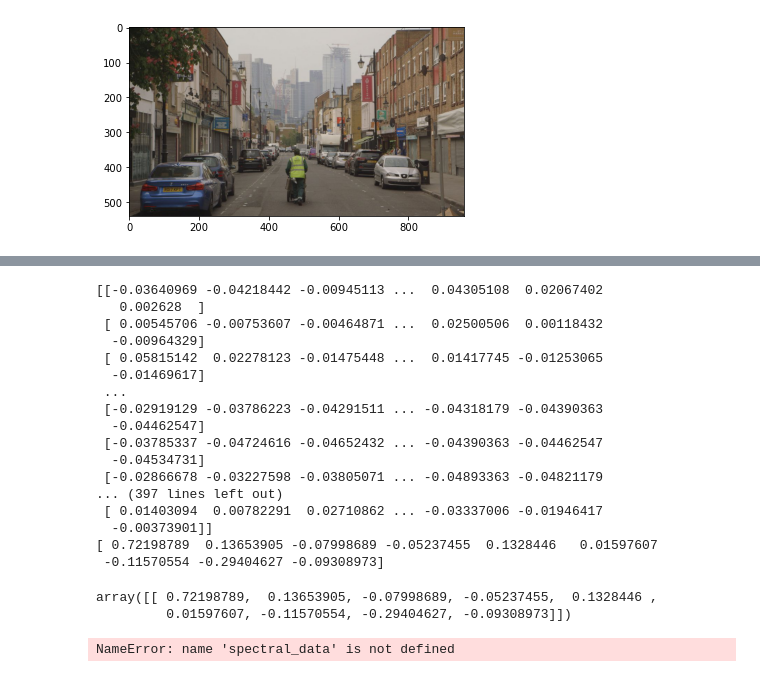
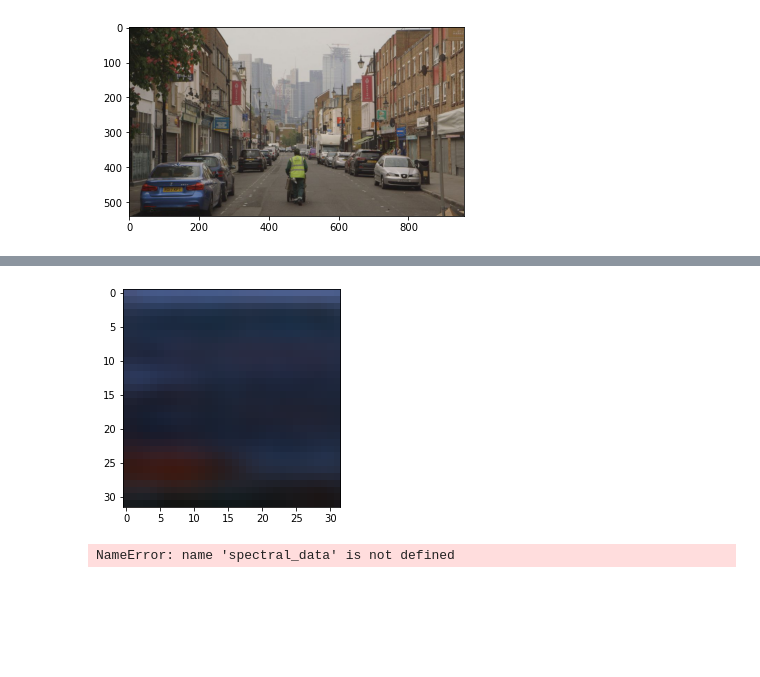
Before and after one commit to benthehuman1/UW-Vision-Segmentation, a Jupyter notebook: scratch.ipynb, the cells around one changed output, grey strips where cells are left out. Cells and saved outputs as stored; diff of their text form; code cells hidden in the pictures; blank space fills up the shorter version.

```diff
--- a/scratch.ipynb
+++ b/scratch.ipynb
@@ -179,27 +251,15 @@ display_rgb(scales[3].imageChunk)
-# %%
-mean_summarizer = ImageChunkPCACoeffSummarizer([scales[2]], 0, 9)
-mean_summarizer.calculate_summary()
-mean_summarizer.summary
-# %% [output]
-[[-0.03640969 -0.04218442 -0.00945113 ...  0.04305108  0.02067402
-   0.002628  ]
- [ 0.00545706 -0.00753607 -0.00464871 ...  0.02500506  0.00118432
-  -0.00964329]
- [ 0.05815142  0.02278123 -0.01475448 ...  0.01417745 -0.01253065
-  -0.01469617]
- ...
- [-0.02919129 -0.03786223 -0.04291511 ... -0.04318179 -0.04390363
-  -0.04462547]
- [-0.03785337 -0.04724616 -0.04652432 ... -0.04390363 -0.04462547
-  -0.04534731]
- [-0.02866678 -0.03227598 -0.03805071 ... -0.04893363 -0.04821179
-... (397 lines left out)
- [ 0.01403094  0.00782291  0.02710862 ... -0.03337006 -0.01946417
-  -0.00373901]]
-[ 0.72198789  0.13653905 -0.07998689 -0.05237455  0.1328446   0.01597607
- -0.11570554 -0.29404627 -0.09308973]
-array([[ 0.72198789,  0.13653905, -0.07998689, -0.05237455,  0.1328446 ,
-         0.01597607, -0.11570554, -0.29404627, -0.09308973]])
+# %%
+chunk_summarizer_options = ImageChunkSummarizerOptions()
+chunk_summarizer_options.n_pcm_coeffs = [100, 30, 20]
+chunk_encoder = ImageChunkEncoder(chunk_summarizer_options)
+chunk_encoder.setup_summaries([scales[0]])
+
+S = chunk_encoder.encode_summaries([scales[0]])
+decoder = ImageChunkDecoder(chunk_encoder.feature_masks)
+I = decoder.decode_no_location(S[0])
+display_rgb(I)
+# %% [output]
+[figure, added]
 # %%
 import spectral_data
 # %%
```
Also changed, not shown: parts of 4 cells of this notebook, 2 other files.
